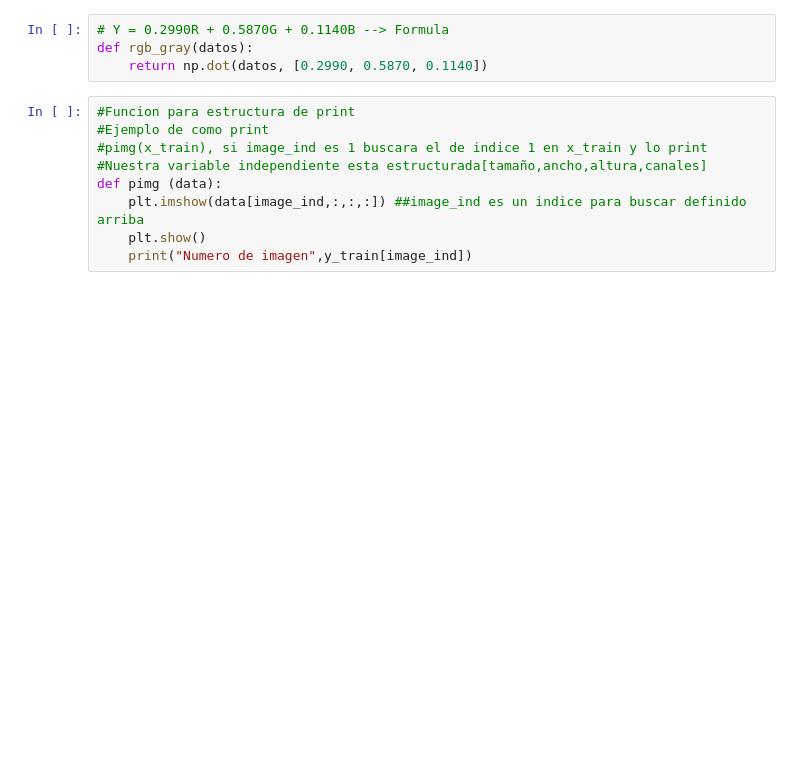
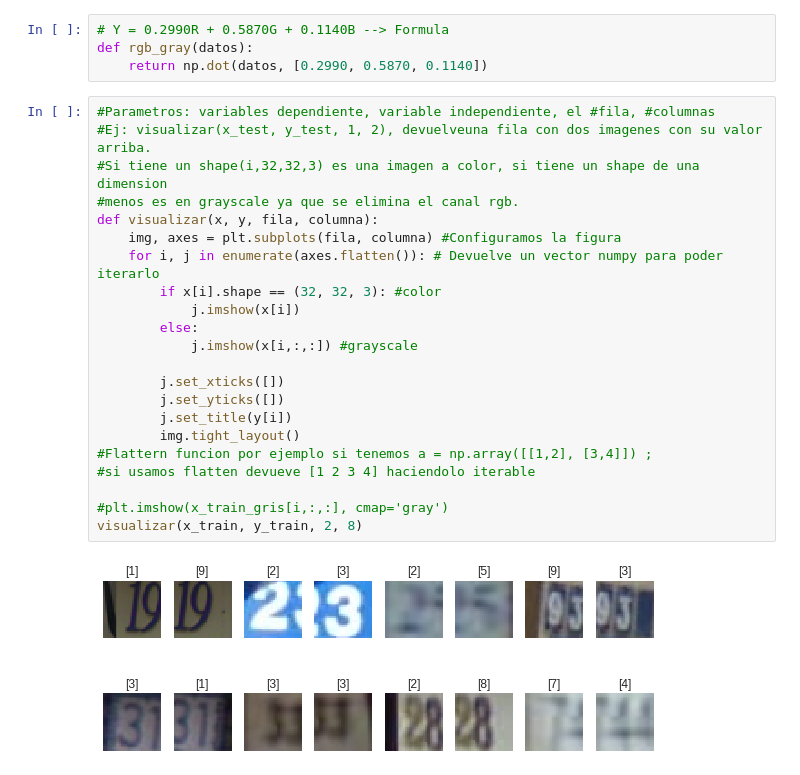
Before and after one commit to BryanFerreiraH/IA, a Jupyter notebook: preprocesado.ipynb, the cells around one changed output. Drawn from its saved outputs; the diff is of its cells as text; blank space fills up the shorter version.

Commit message:
Union de preprocesamiento y extra, añadir visualizacion de img de manera correcta y limpiezas de variables

```diff
--- a/preprocesado.ipynb
+++ b/preprocesado.ipynb
@@ -106,15 +115,30 @@ graf2.tight_layout()
 # Y = 0.2990R + 0.5870G + 0.1140B --> Formula
 def rgb_gray(datos):
     return np.dot(datos, [0.2990, 0.5870, 0.1140])
-# %%
-#Funcion para estructura de print
-#Ejemplo de como print
-#pimg(x_train), si image_ind es 1 buscara el de indice 1 en x_train y lo print
-#Nuestra variable independiente esta estructurada[tamaño,ancho,altura,canales]
-def pimg (data):
-    plt.imshow(data[image_ind,:,:,:]) ##image_ind es un indice para buscar definido arriba
-    plt.show()
-    print("Numero de imagen",y_train[image_ind])
+# %%
+#Parametros: variables dependiente, variable independiente, el #fila, #columnas
+#Ej: visualizar(x_test, y_test, 1, 2), devuelveuna fila con dos imagenes con su valor arriba.
+#Si tiene un shape(i,32,32,3) es una imagen a color, si tiene un shape de una dimension
+#menos es en grayscale ya que se elimina el canal rgb.
+def visualizar(x, y, fila, columna):
+    img, axes = plt.subplots(fila, columna) #Configuramos la figura
+    for i, j in enumerate(axes.flatten()): # Devuelve un vector numpy para poder iterarlo
+        if x[i].shape == (32, 32, 3): #color
+            j.imshow(x[i])
+        else:
+            j.imshow(x[i,:,:]) #grayscale
+
+        j.set_xticks([])
+        j.set_yticks([])
+        j.set_title(y[i])
+        img.tight_layout()
+#Flattern funcion por ejemplo si tenemos a = np.array([[1,2], [3,4]]) ;
+#si usamos flatten devueve [1 2 3 4] haciendolo iterable
+
+#plt.imshow(x_train_gris[i,:,:], cmap='gray')
+visualizar(x_train, y_train, 2, 8)
+# %% [output]
+[figure, added]
 # %%
 #Cambiar de rgb a gray , con np.dot se eliminan los canales.
 x_train_gris = rgb_gray(x_train)
```
Also changed, not shown: parts of 21 cells of this notebook.
